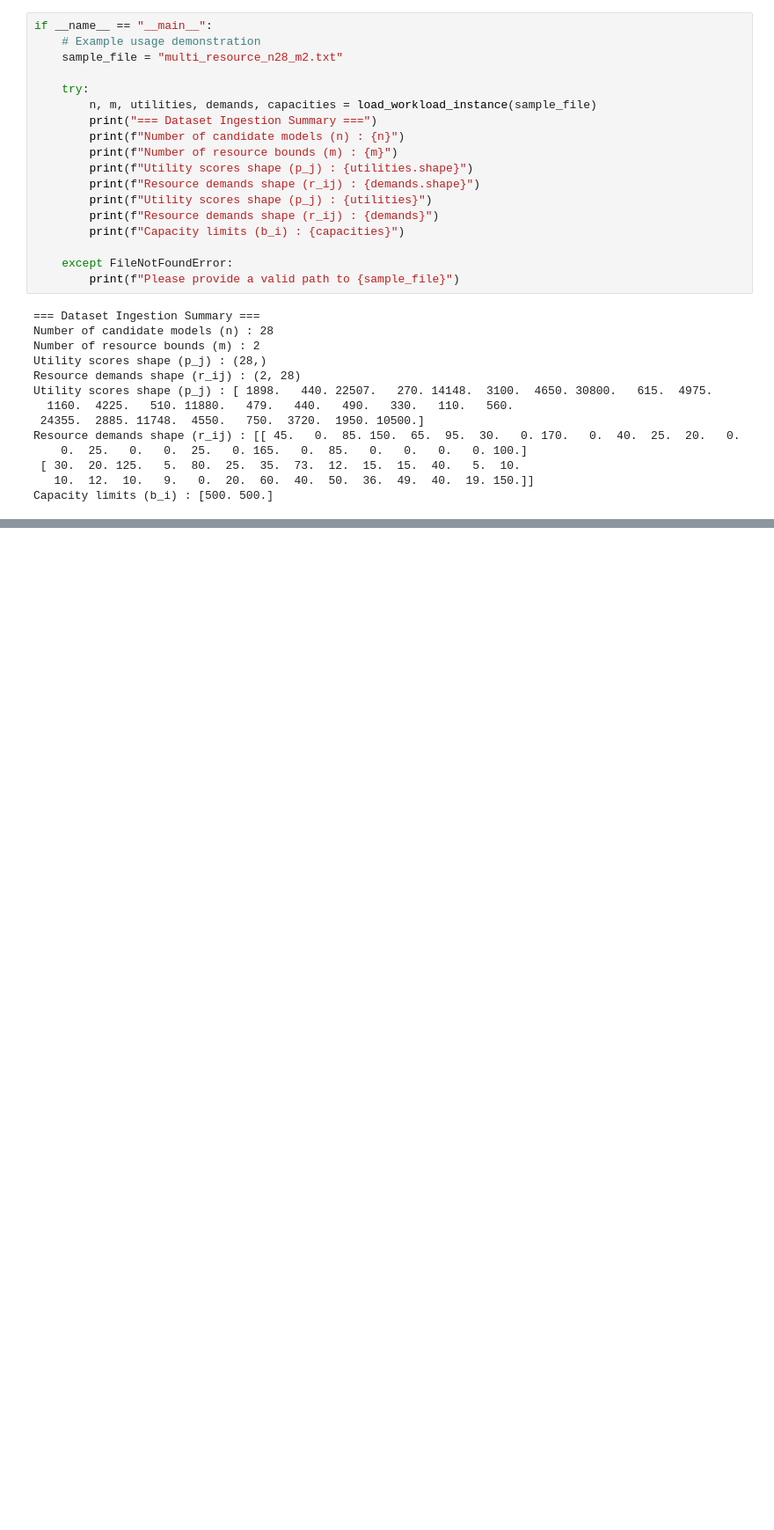
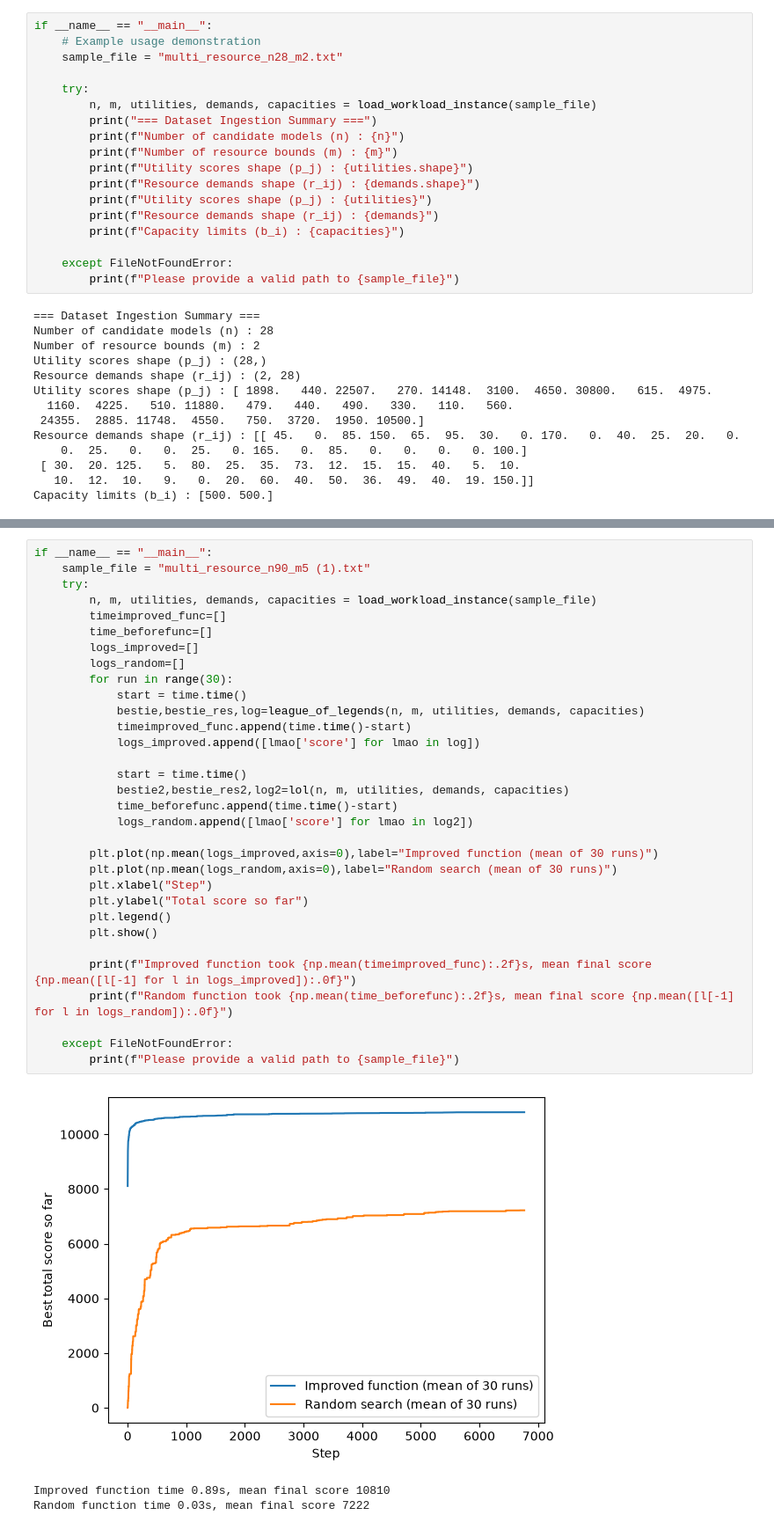
Before and after one commit to NabiChan/Multi-Resource-Workload-Allocation, a Jupyter notebook: 30064788.ipynb, the cells around one changed output, grey strips where cells are left out. Shown at 88% size. Saved outputs shown, nothing was run; the diff lists cells and outputs as text; blank space fills up the shorter version.

```diff
--- a/30064788.ipynb
+++ b/30064788.ipynb
@@ -271,0 +335,36 @@ if __name__ == "__main__":
+# %%
+if __name__ == "__main__":
+    sample_file = "multi_resource_n90_m5 (1).txt"
+    try:
+        n, m, utilities, demands, capacities = load_workload_instance(sample_file)
+        timeimproved_func=[]
+        time_beforefunc=[]
+        logs_improved=[]
+        logs_random=[]
+        for run in range(30):
+            start = time.time()
+            bestie,bestie_res,log=league_of_legends(n, m, utilities, demands, capacities)
+            timeimproved_func.append(time.time()-start)
+            logs_improved.append([lmao['score'] for lmao in log])
+
+            start = time.time()
+            bestie2,bestie_res2,log2=lol(n, m, utilities, demands, capacities)
+            time_beforefunc.append(time.time()-start)
+            logs_random.append([lmao['score'] for lmao in log2])
+
+        plt.plot(np.mean(logs_improved,axis=0),label="Improved function (mean of 30 runs)")
+        plt.plot(np.mean(logs_random,axis=0),label="Random search (mean of 30 runs)")
+        plt.xlabel("Step")
+        plt.ylabel("Total score so far")
+        plt.legend()
+        plt.show()
+
+        print(f"Improved function took {np.mean(timeimproved_func):.2f}s, mean final score {np.mean([l[-1] for l in logs_improved]):.0f}")
+        print(f"Random function took {np.mean(time_beforefunc):.2f}s, mean final score {np.mean([l[-1] for l in logs_random]):.0f}")
+
+    except FileNotFoundError:
+        print(f"Please provide a valid path to {sample_file}")
+# %% [output]
+[figure, added]
+Improved function time 0.89s, mean final score 10810
+Random function time 0.03s, mean final score 7222
```
Also changed, not shown: parts of 9 cells of this notebook.
